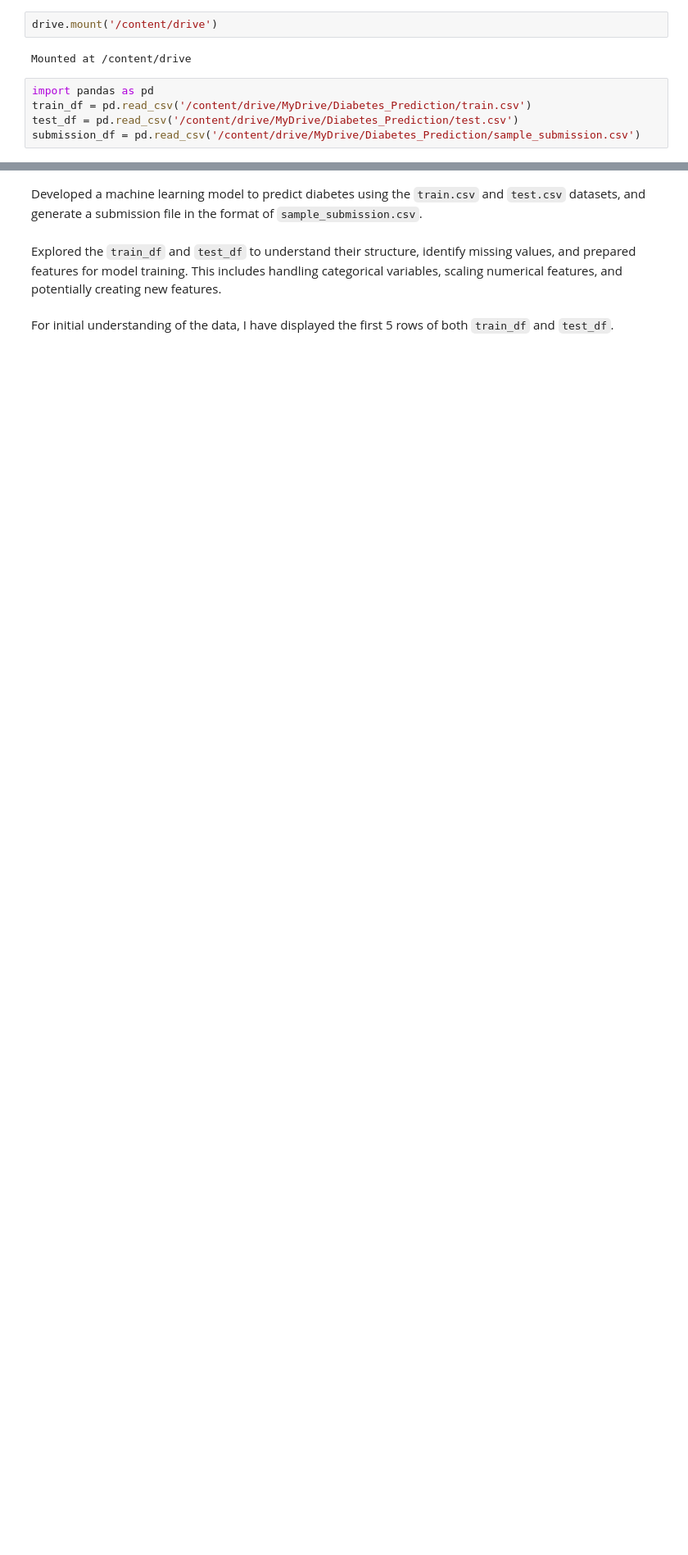
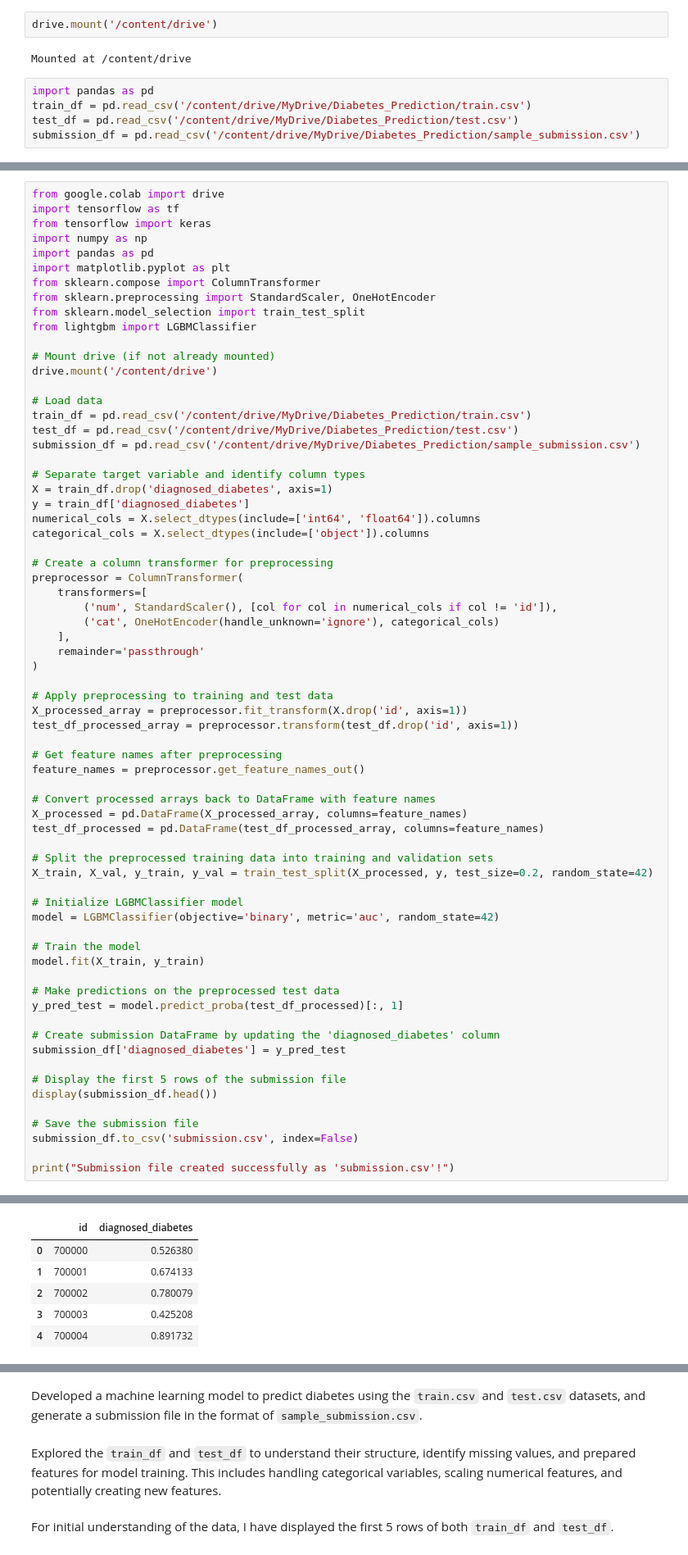
Before and after one commit to rka0285058-afk/Diabetes_Prediction, a Jupyter notebook: Diabetes_Prediction_RKA.ipynb, the cells around one changed output, grey strips where cells are left out. Shown at 82% size. Drawn from its saved outputs; the diff is of its cells as text; blank space fills up the shorter version.

```diff
--- a/Diabetes_Prediction_RKA.ipynb
+++ b/Diabetes_Prediction_RKA.ipynb
@@ -42,0 +19,69 @@ Warning: total number of rows (300000) exceeds max_rows (20000). Limiting to fir
+# %%
+from google.colab import drive
+import tensorflow as tf
+from tensorflow import keras
+import numpy as np
+import pandas as pd
+import matplotlib.pyplot as plt
+from sklearn.compose import ColumnTransformer
+from sklearn.preprocessing import StandardScaler, OneHotEncoder
+from sklearn.model_selection import train_test_split
+from lightgbm import LGBMClassifier
+
+# Mount drive (if not already mounted)
+drive.mount('/content/drive')
+
+# Load data
+train_df = pd.read_csv('/content/drive/MyDrive/Diabetes_Prediction/train.csv')
+test_df = pd.read_csv('/content/drive/MyDrive/Diabetes_Prediction/test.csv')
+submission_df = pd.read_csv('/content/drive/MyDrive/Diabetes_Prediction/sample_submission.csv')
+
+# Separate target variable and identify column types
+X = train_df.drop('diagnosed_diabetes', axis=1)
+y = train_df['diagnosed_diabetes']
+numerical_cols = X.select_dtypes(include=['int64', 'float64']).columns
+categorical_cols = X.select_dtypes(include=['object']).columns
+
+# Create a column transformer for preprocessing
+preprocessor = ColumnTransformer(
+    transformers=[
+        ('num', StandardScaler(), [col for col in numerical_cols if col != 'id']),
+        ('cat', OneHotEncoder(handle_unknown='ignore'), categorical_cols)
+    ],
+    remainder='passthrough'
+)
+
+# Apply preprocessing to training and test data
+X_processed_array = preprocessor.fit_transform(X.drop('id', axis=1))
+test_df_processed_array = preprocessor.transform(test_df.drop('id', axis=1))
+
+# Get feature names after preprocessing
+feature_names = preprocessor.get_feature_names_out()
+
+# Convert processed arrays back to DataFrame with feature names
+X_processed = pd.DataFrame(X_processed_array, columns=feature_names)
+test_df_processed = pd.DataFrame(test_df_processed_array, columns=feature_names)
+
+# Split the preprocessed training data into training and validation sets
+X_train, X_val, y_train, y_val = train_test_split(X_processed, y, test_size=0.2, random_state=42)
+
+# Initialize LGBMClassifier model
+model = LGBMClassifier(objective='binary', metric='auc', random_state=42)
+
+# Train the model
+model.fit(X_train, y_train)
+
+# Make predictions on the preprocessed test data
+y_pred_test = model.predict_proba(test_df_processed)[:, 1]
+
+# Create submission DataFrame by updating the 'diagnosed_diabetes' column
+submission_df['diagnosed_diabetes'] = y_pred_test
+
+# Display the first 5 rows of the submission file
+display(submission_df.head())
+
+# Save the submission file
+submission_df.to_csv('submission.csv', index=False)
+
+print("Submission file created successfully as 'submission.csv'!")
+# %% [output]
@@ -42,0 +98,6 @@ Warning: total number of rows (300000) exceeds max_rows (20000). Limiting to fir
+|  | id | diagnosed_diabetes |
+| 0 | 700000 | 0.526380 |
+| 1 | 700001 | 0.674133 |
+| 2 | 700002 | 0.780079 |
+| 3 | 700003 | 0.425208 |
+| 4 | 700004 | 0.891732 |
```
Also changed, not shown: parts of 4 cells of this notebook.
